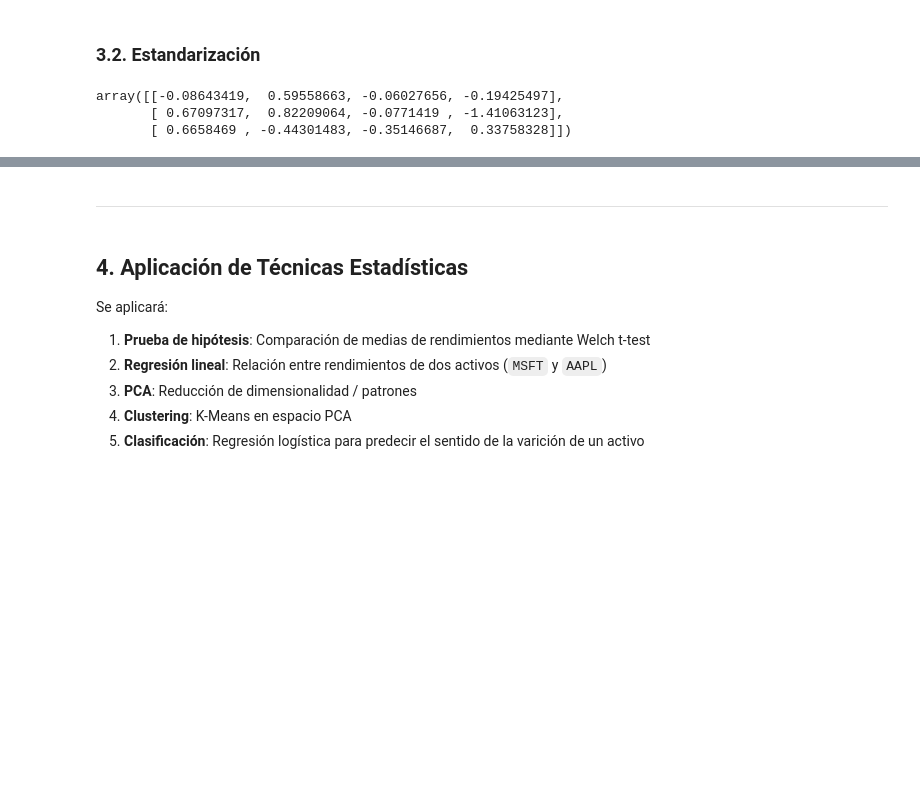
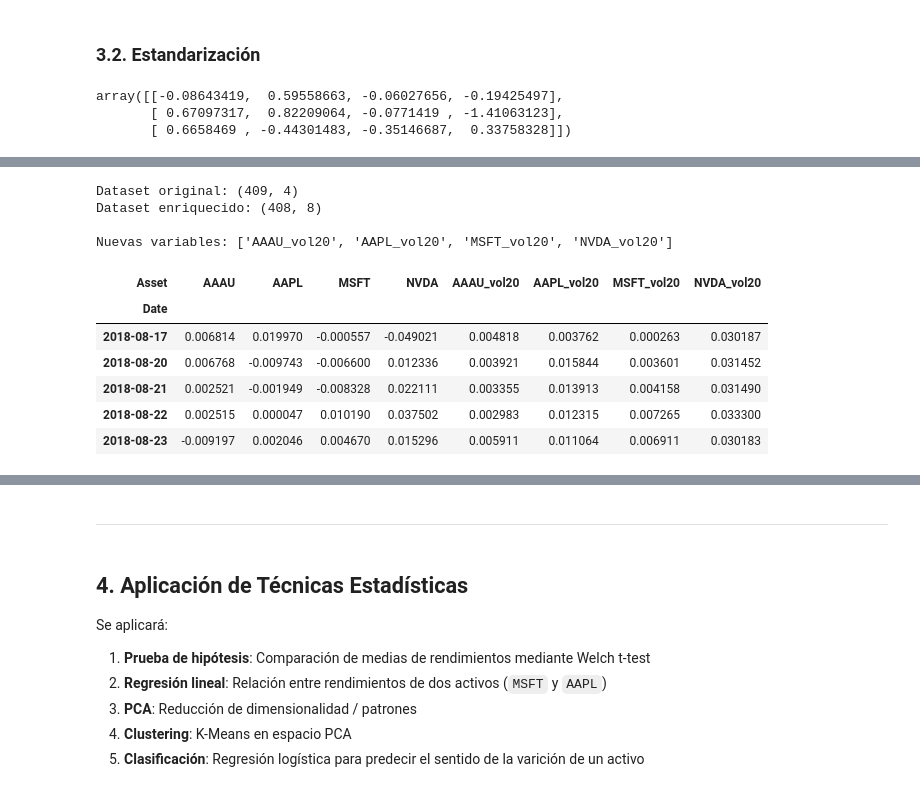
Before and after one commit to JuanCMath/Quantitative-Analysis-of-Financial-Markets, a Jupyter notebook: notebook/Notebook.ipynb, the cells around one changed output, grey strips where cells are left out. Cells and saved outputs as stored; diff of their text form; code cells hidden in the pictures; blank space fills up the shorter version.

```diff
--- a/notebook/Notebook.ipynb
+++ b/notebook/Notebook.ipynb
@@ -547,0 +609,25 @@ array([[-0.08643419,  0.59558663, -0.06027656, -0.19425497],
+# %%
+# Crear dataset enriquecido con volatilidad móvil
+X_with_rolling_vol = X.copy()
+for col in X.columns:
+    X_with_rolling_vol[f"{col}_vol20"] = rolling_vol[col]
+
+# Eliminar filas con NaN (primeros 19 días)
+X_enhanced = X_with_rolling_vol.dropna()
+
+print(f"Dataset original: {X.shape}")
+print(f"Dataset enriquecido: {X_enhanced.shape}")
+print(f"\nNuevas variables: {[c for c in X_enhanced.columns if 'vol20' in c]}")
+X_enhanced.head()
+# %% [output]
+Dataset original: (409, 4)
+Dataset enriquecido: (408, 8)
+
+Nuevas variables: ['AAAU_vol20', 'AAPL_vol20', 'MSFT_vol20', 'NVDA_vol20']
+| Asset | AAAU | AAPL | MSFT | NVDA | AAAU_vol20 | AAPL_vol20 | MSFT_vol20 | NVDA_vol20 |
+| Date |  |  |  |  |  |  |  |  |
+| 2018-08-17 | 0.006814 | 0.019970 | -0.000557 | -0.049021 | 0.004818 | 0.003762 | 0.000263 | 0.030187 |
+| 2018-08-20 | 0.006768 | -0.009743 | -0.006600 | 0.012336 | 0.003921 | 0.015844 | 0.003601 | 0.031452 |
+| 2018-08-21 | 0.002521 | -0.001949 | -0.008328 | 0.022111 | 0.003355 | 0.013913 | 0.004158 | 0.031490 |
+| 2018-08-22 | 0.002515 | 0.000047 | 0.010190 | 0.037502 | 0.002983 | 0.012315 | 0.007265 | 0.033300 |
+| 2018-08-23 | -0.009197 | 0.002046 | 0.004670 | 0.015296 | 0.005911 | 0.011064 | 0.006911 | 0.030183 |
```
Also changed, not shown: parts of 7 cells of this notebook.
